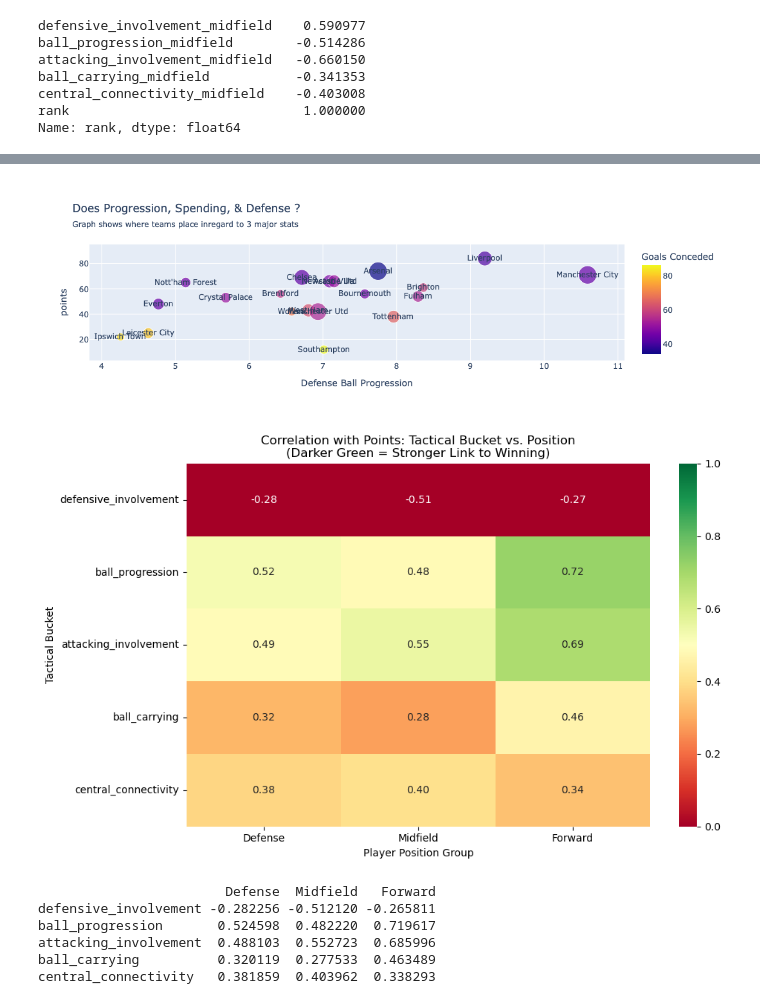
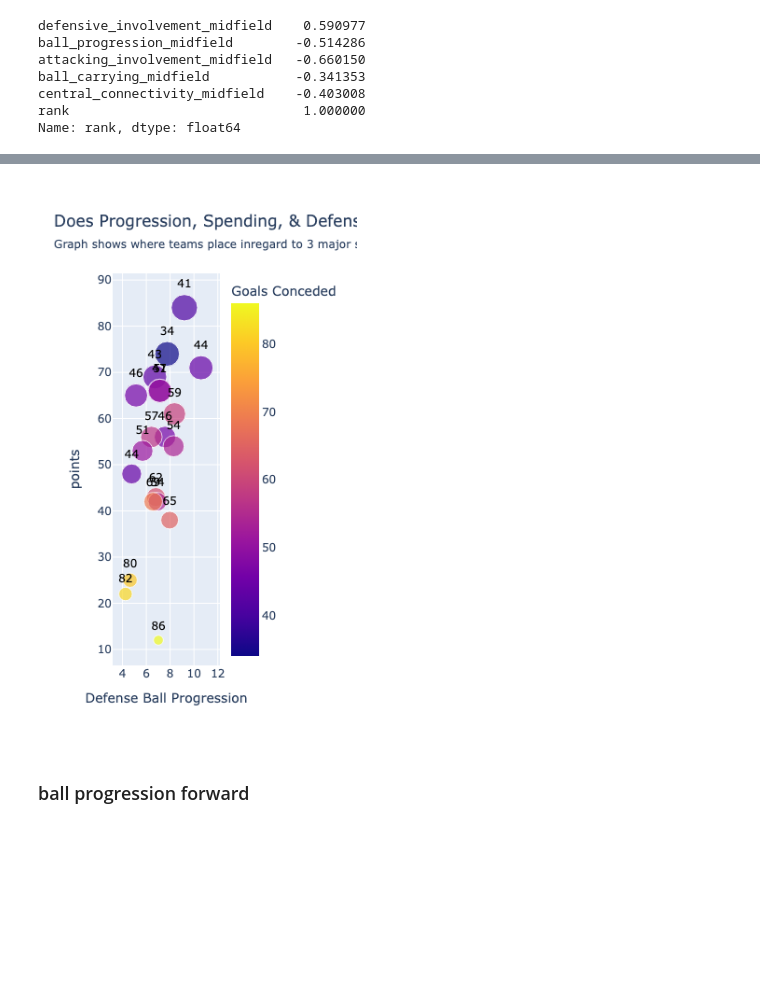
Before and after one commit to michaelkot1/Premier_League_2024-2025_analysis, a Jupyter notebook: main_inspecting.ipynb, the cells around one changed output, grey strips where cells are left out. Drawn from its saved outputs; the diff is of its cells as text; code cells hidden in the pictures; blank space fills up the shorter version.

```diff
--- a/main_inspecting.ipynb
+++ b/main_inspecting.ipynb
@@ -59,4 +47,6 @@ team_stats = team_stats.merge(team_salary,on='team',how='outer')
-# %%
-team_stats = team_stats.drop(columns=['players','age','expected_goals','yellows','reds','expected_assists'])
 # %%
-team_stats.columns
+new_column_order = ['team','rank','possession', 'goals', 'assists', 'expected_goals', 'expected_assists',
+    'progressive_carries', 'progressive_passes', 'penalty_kicks', 'penalty_kick_attempts',
+    'win', 'draw', 'loss', 'conceded', 'points',
+    'annual_normalized'
+]
@@ -69,3 +53,5 @@ Index(['team', 'possession', 'goals', 'assists', 'penalty_kicks',
+# %%
+team_stats = team_stats[new_column_order].sort_values(by='rank',ascending=True).reset_index(drop=True)
 # %%
 columns = ['possession','goals','annual_normalized','assists','conceded', 'penalty_kicks',
        'penalty_kick_attempts', 'progressive_carries', 'progressive_passes'
@@ -674,3 +580,8 @@ master_df = master_df.merge(forward_per_90[['team', 'defensive_involvement_forwa
 
 # Add the Tier group
 master_df['tier'] = pd.cut(master_df['rank'], bins=[-1, 7, 15, 21], labels=['Top 7', 'Mid 8-14', 'Bottom 5'])
+# %%
+cols_to_90 = ['progressive_passes', 'progressive_carries', 'expected_goals',
+               'attacking_touches', 'middle_touches', 'goals']
+for col in cols_to_90:
+    master_df[f'{col}_p90'] = master_df[col] / 38
@@ -735,11 +689,12 @@ import pandas as pd
 # %%
-fig_master1 = px.scatter(master_df, x='ball_progression_defense', y='points',
-                         color='conceded', size='annual_normalized',
-                        hover_name='team', text='team',
+fig4 = px.scatter(master_df, x='ball_progression_defense', y='points',
+                         color='conceded', size='points',text='conceded',
+                        hover_name='team',width=1000,height=600,
                         title='Does Progression, Spending, & Defense ?',
                          subtitle='Graph shows where teams place inregard to 3 major stats',
                         labels={'ball_progression_defense': 'Defense Ball Progression', 'conceded': 'Goals Conceded'})
 
-fig_master1.show()
+fig4.update_traces(textfont_color='black', textposition='top center')
+fig4.show()
 # %% [output]
-[figure, old version]
+[figure, new version]
@@ -766,19 +700,0 @@ heatmap_df = pd.DataFrame(heatmap_data, index=buckets, columns=['Defense', 'Midf
-# %%
-plt.figure(figsize=(10, 6))
-sns.heatmap(heatmap_df, annot=True, cmap='RdYlGn', fmt=".2f", vmin=0, vmax=1)
-plt.title('Correlation with Points: Tactical Bucket vs. Position\n(Darker Green = Stronger Link to Winning)')
-plt.ylabel('Tactical Bucket')
-plt.xlabel('Player Position Group')
-plt.tight_layout()
-plt.show()
-# %% [output]
-[figure, removed]
-# %%
-print(heatmap_df)
-# %% [output]
-                        Defense  Midfield   Forward
-defensive_involvement -0.282256 -0.512120 -0.265811
-ball_progression       0.524598  0.482220  0.719617
-attacking_involvement  0.488103  0.552723  0.685996
-ball_carrying          0.320119  0.277533  0.463489
-central_connectivity   0.381859  0.403962  0.338293
@@ -787,2 +701,4 @@ master_df['defensive_involvement_df_mf'] = (master_df['defensive_involvement_def
+# %% [markdown]
+### ball progression forward
 # %%
 fig = px.scatter(master_df,x='ball_progression_forward',y='defensive_involvement_midfield',
```
Also changed, not shown: parts of 99 cells of this notebook, 1 other file.
